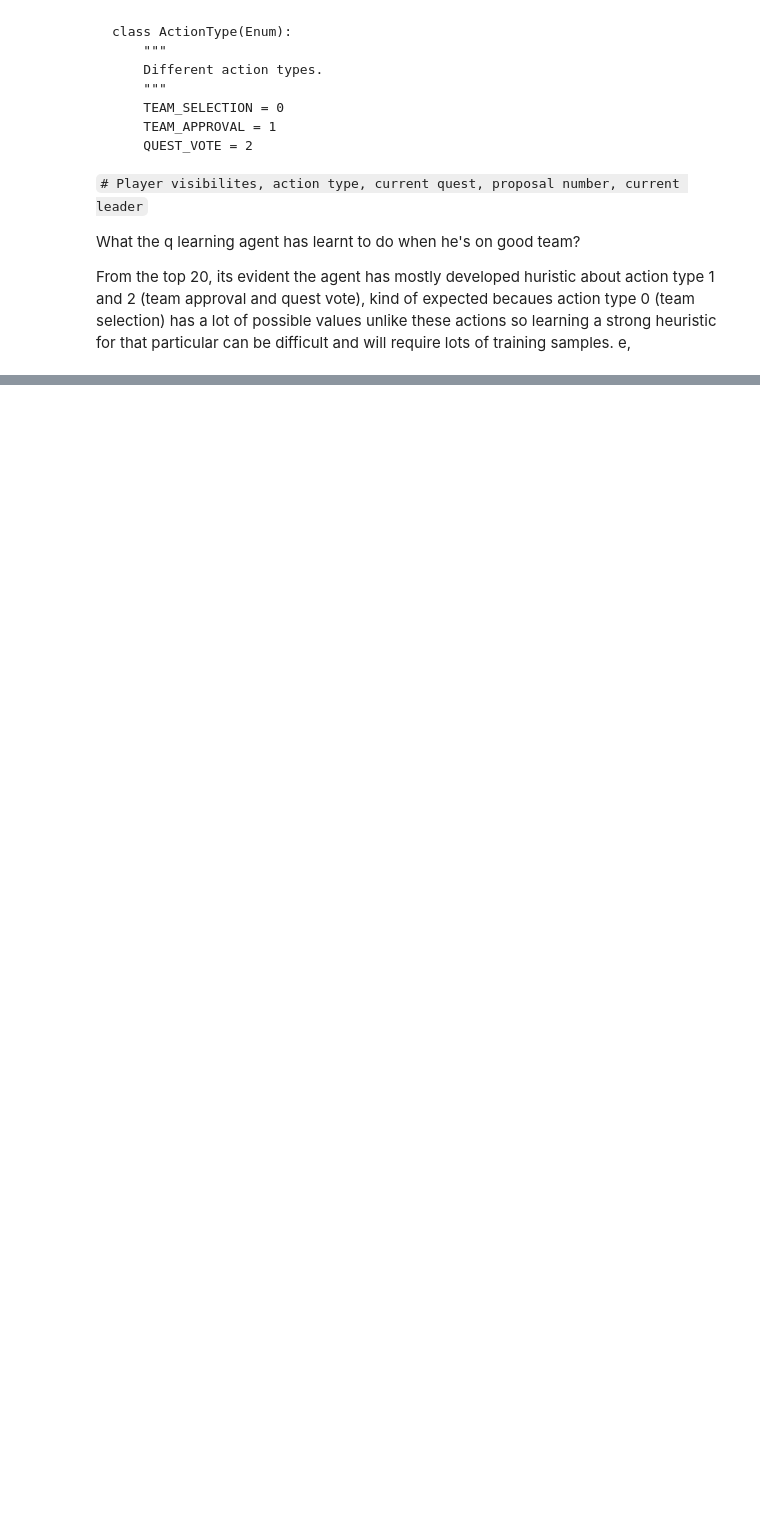
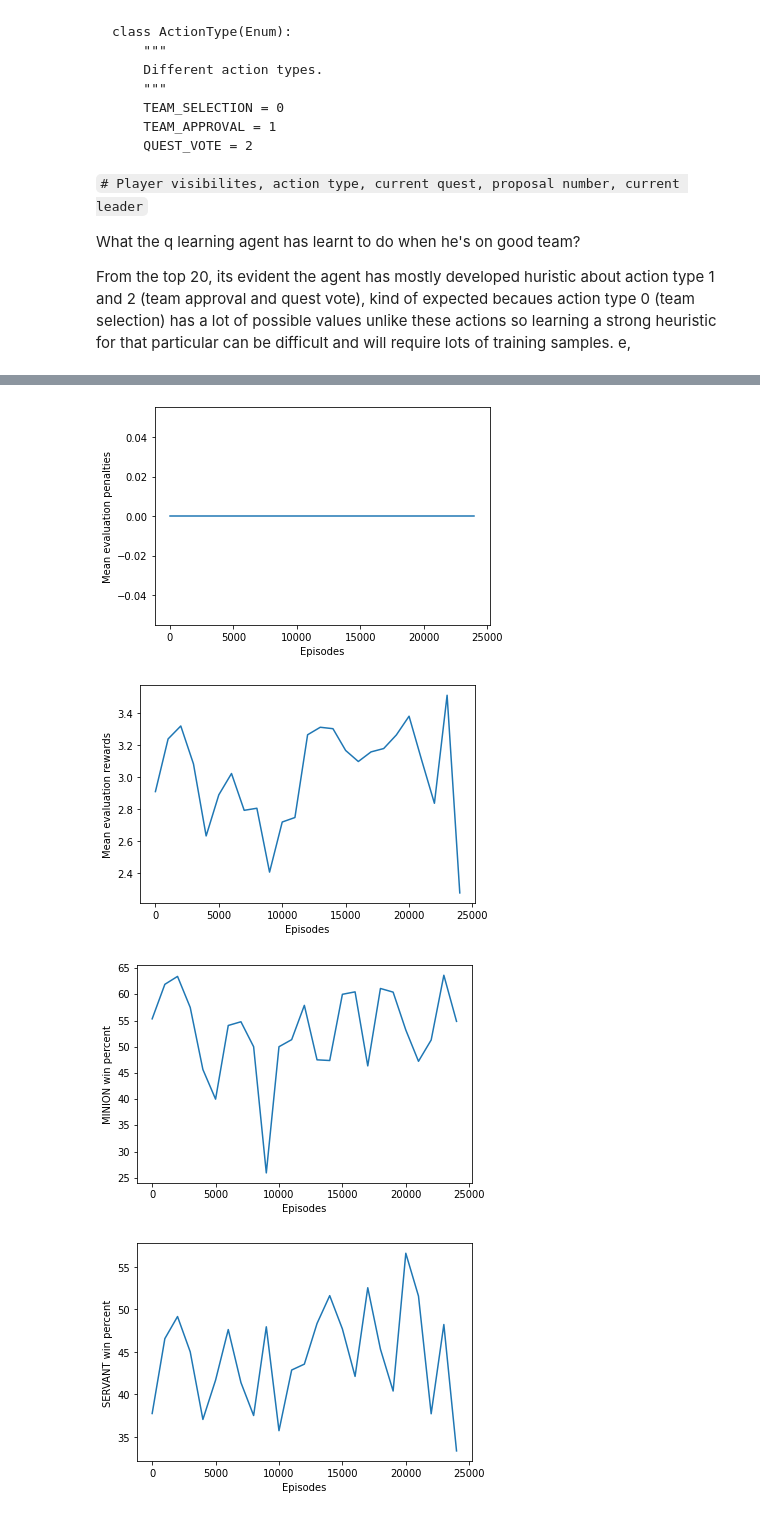
Before and after one commit to satwikkansal/gym-avalon, a Jupyter notebook: training.ipynb, the cells around one changed output, grey strips where cells are left out. Cells and saved outputs as stored; diff of their text form; code cells hidden in the pictures; blank space fills up the shorter version.

```diff
--- a/training.ipynb
+++ b/training.ipynb
@@ -195,0 +221,16 @@ for ctype, win_data in agent_game_results.items():
+# %%
+a_callback_episodes_range = np.arange(len(a_mean_eval_rewards)) * A_CALLBACK_INTERVAL
+
+
+plot_eval_metric('Mean evaluation penalties', a_mean_eval_penalties, a_callback_episodes_range)
+plot_eval_metric('Mean evaluation rewards', a_mean_eval_rewards, a_callback_episodes_range)
+
+for ctype, win_data in a_agent_game_results.items():
+    if not ctype:
+        continue
+    plot_eval_metric(f'{ctype.name} win percent', win_data, a_callback_episodes_range)
+# %% [output]
+[figure, added]
+[figure, added]
+[figure, added]
+[figure, added]
```
Also changed, not shown: parts of 20 cells of this notebook, 4 other files.
